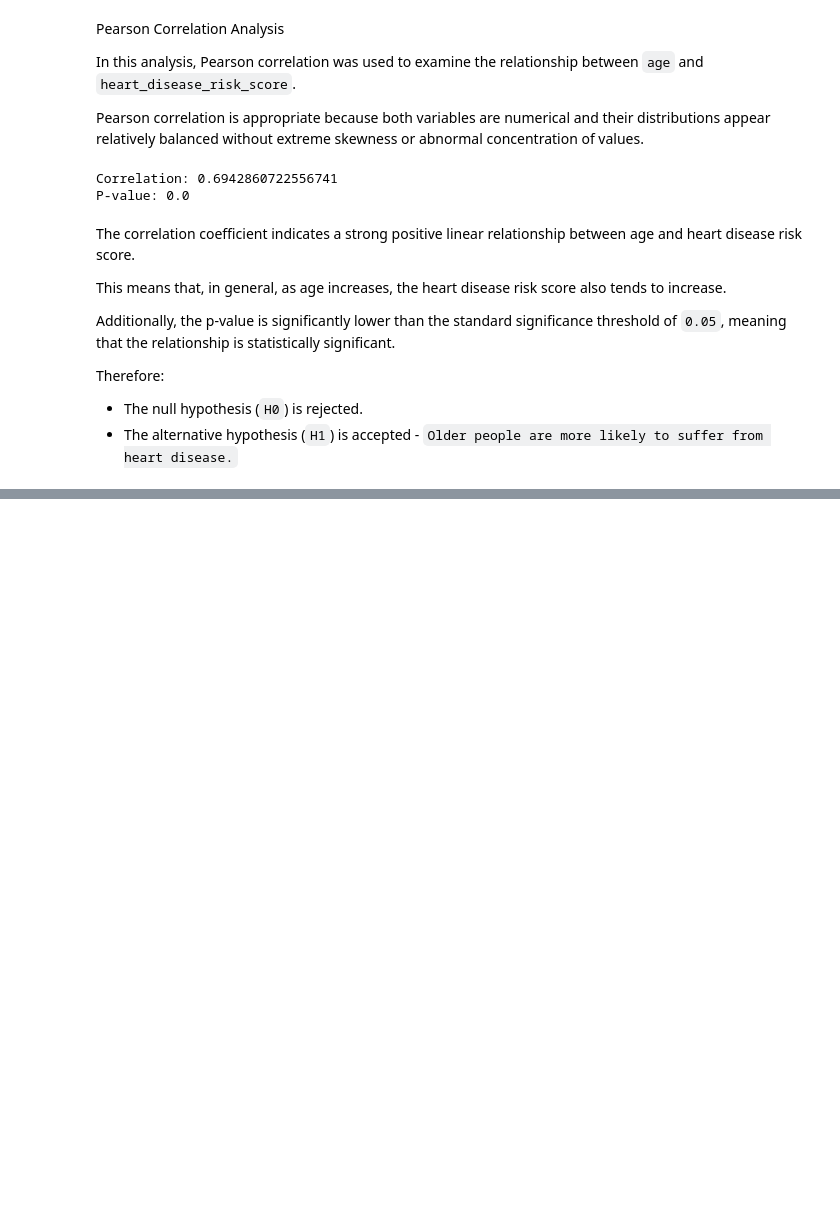
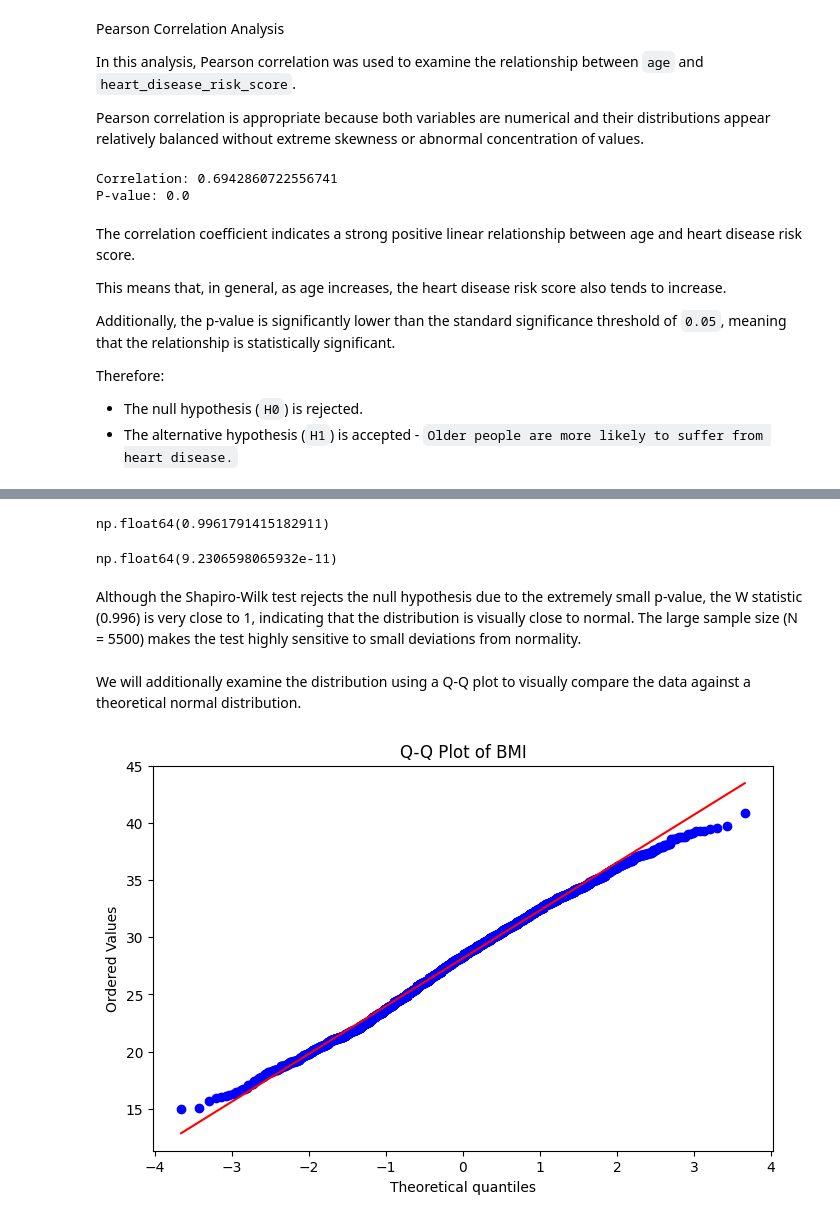
Before and after one commit to plamensve/ds_retake_exam_2026, a Jupyter notebook: notebooks/01_overview.ipynb, the cells around one changed output, grey strips where cells are left out. Drawn from its saved outputs; the diff is of its cells as text; code cells hidden in the pictures; blank space fills up the shorter version.

```diff
--- a/notebooks/01_overview.ipynb
+++ b/notebooks/01_overview.ipynb
@@ -362,0 +442,22 @@ Therefore:
+# %%
+stat
+# %% [output]
+np.float64(0.9961791415182911)
+# %%
+shapiro_p_value
+# %% [output]
+np.float64(9.2306598065932e-11)
+# %% [markdown]
+Although the Shapiro-Wilk test rejects the null hypothesis due to the extremely small p-value, the W statistic (0.996) is very close to 1, indicating that the distribution is visually close to normal. The large sample size (N = 5500) makes the test highly sensitive to small deviations from normality.
+# %% [markdown]
+We will additionally examine the distribution using a Q-Q plot to visually compare the data against a theoretical normal distribution.
+# %%
+plt.figure(figsize=(8,5))
+
+stats.probplot(crd['bmi'], dist="norm", plot=plt)
+
+plt.title('Q-Q Plot of BMI')
+
+plt.show()
+# %% [output]
+[figure, added]
```
Also changed, not shown: parts of 34 cells of this notebook.
